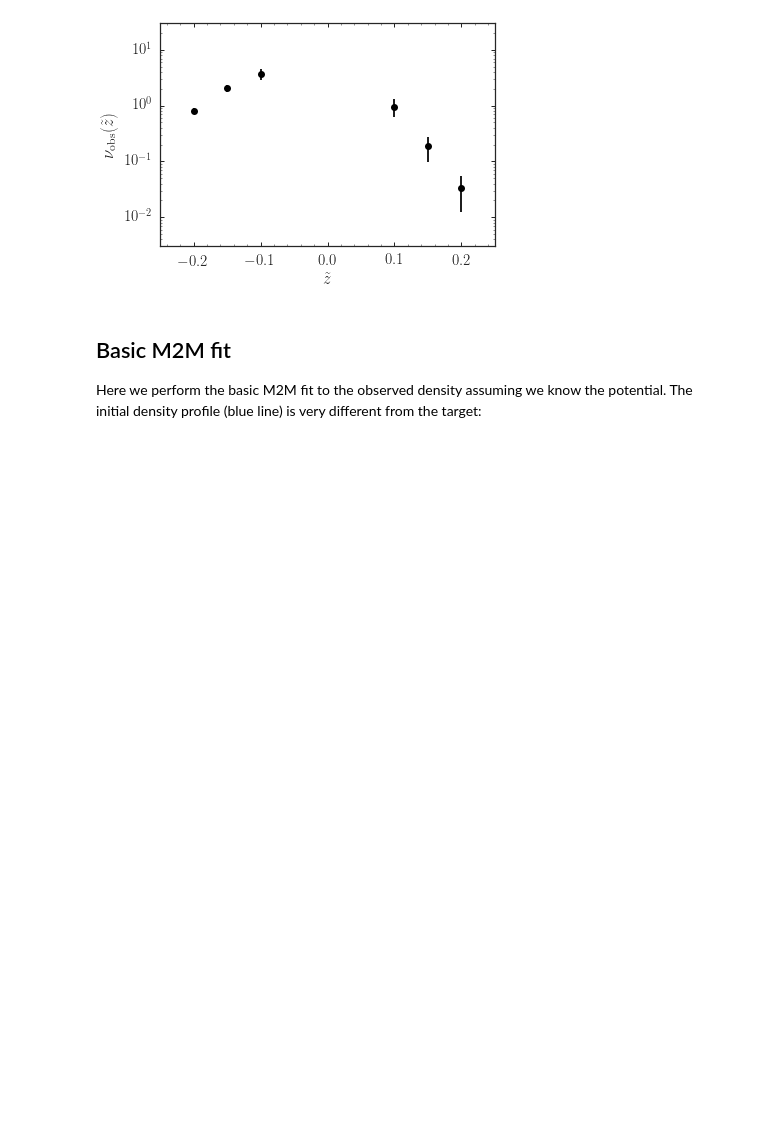
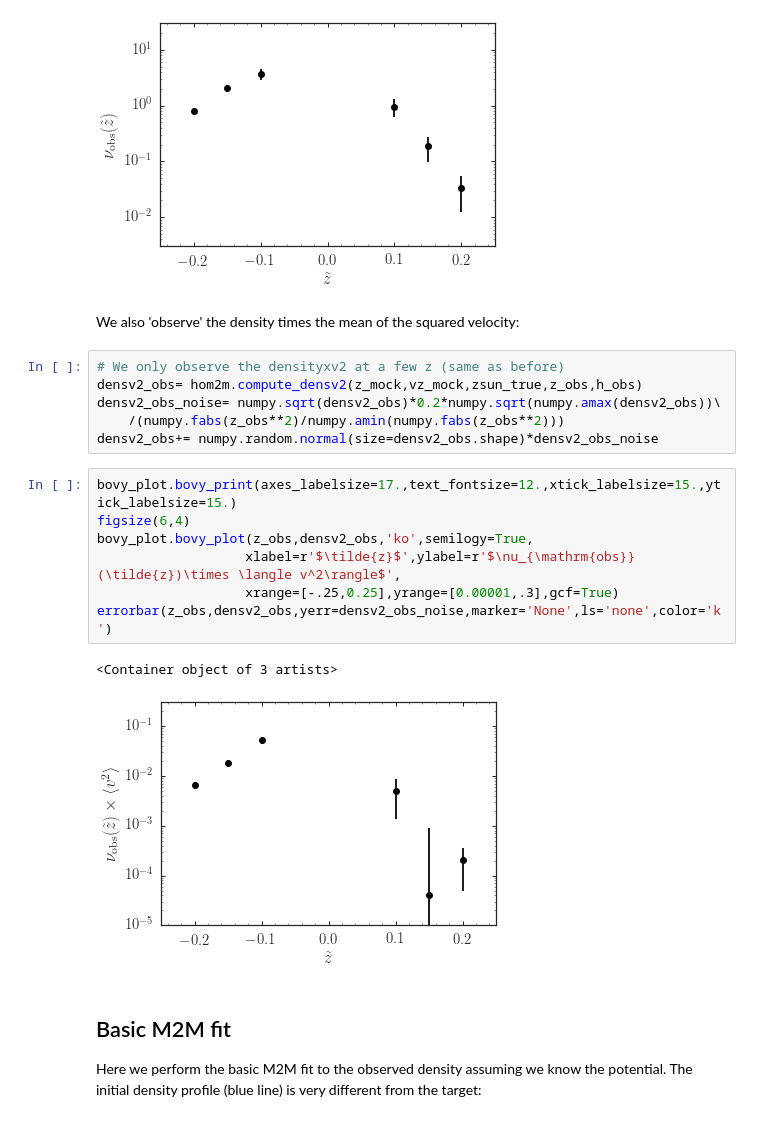
Before and after one commit to jobovy/simple-m2m, a Jupyter notebook: py/HOM2M.ipynb, the cells around one changed output. Drawn from its saved outputs; the diff is of its cells as text; blank space fills up the shorter version.

```diff
--- a/py/HOM2M.ipynb
+++ b/py/HOM2M.ipynb
@@ -78,6 +73,24 @@ errorbar(z_obs,dens_obs,yerr=dens_obs_noise,marker='None',ls='none',color='k')
 # %% [output]
 <Container object of 3 artists>
 [figure]
+# %% [markdown]
+We also 'observe' the density times the mean of the squared velocity:
+# %%
+# We only observe the densityxv2 at a few z (same as before)
+densv2_obs= hom2m.compute_densv2(z_mock,vz_mock,zsun_true,z_obs,h_obs)
+densv2_obs_noise= numpy.sqrt(densv2_obs)*0.2*numpy.sqrt(numpy.amax(densv2_obs))\
+    /(numpy.fabs(z_obs**2)/numpy.amin(numpy.fabs(z_obs**2)))
+densv2_obs+= numpy.random.normal(size=densv2_obs.shape)*densv2_obs_noise
+# %%
+bovy_plot.bovy_print(axes_labelsize=17.,text_fontsize=12.,xtick_labelsize=15.,ytick_labelsize=15.)
+figsize(6,4)
+bovy_plot.bovy_plot(z_obs,densv2_obs,'ko',semilogy=True,
+                   xlabel=r'$\tilde{z}$',ylabel=r'$\nu_{\mathrm{obs}}(\tilde{z})\times \langle v^2\rangle$',
+                   xrange=[-.25,0.25],yrange=[0.00001,.3],gcf=True)
+errorbar(z_obs,densv2_obs,yerr=densv2_obs_noise,marker='None',ls='none',color='k')
+# %% [output]
+<Container object of 3 artists>
+[figure, added]
 # %% [markdown]
 ## Basic M2M fit
 
```
Also changed, not shown: parts of 10 cells of this notebook.
